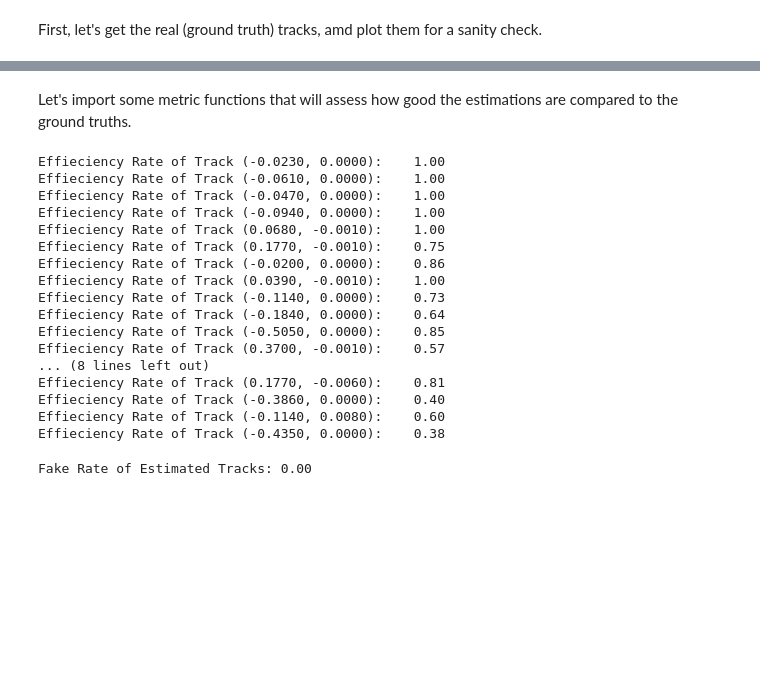
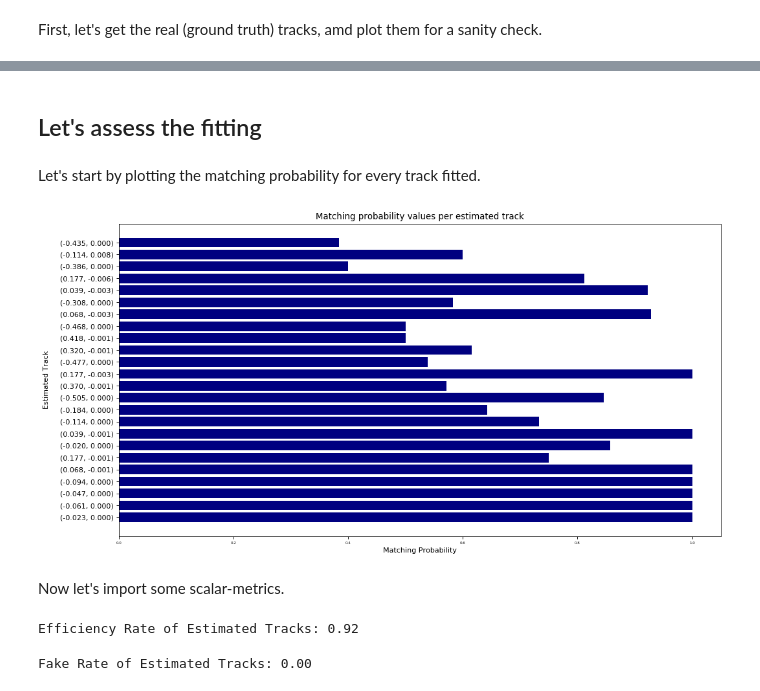
Before and after one commit to asalzburger/sms2021-tra-tra, a Jupyter notebook: src/notebooks/issue3/Hough Transform for Straight Lines.ipynb, the cells around one changed output, grey strips where cells are left out. Drawn from its saved outputs; the diff is of its cells as text; code cells hidden in the pictures; blank space fills up the shorter version.

```diff
--- a/src/notebooks/issue3/Hough Transform for Straight Lines.ipynb
+++ b/src/notebooks/issue3/Hough Transform for Straight Lines.ipynb
@@ -192,11 +195,12 @@ df['weight'] = 1.0
 
 # book-keeping: store which particles form which track in the Hough space
 all_tracks = []
-hit_to_particle = {}
+hit_to_truth_df_row = {}
 
-for pid, r_i, z_i in zip(df['particle_id'], df['r'], df['tz']):
+for row, series in df.iterrows():
+    r_i, z_i = series['r'], series['tz']
     hit = (-r_i, z_i)
-    hit_to_particle[hit] = pid
+    hit_to_truth_df_row[hit] = row
     # a hit becomes a track in the Hough space
     all_tracks.append(hit)
 # %%
@@ -256,8 +260,9 @@ def truncate(f, n):
 # range of search for slope (m) and intercept (b) values: bin size
 m_boundary = 0.75
 b_boundary = 0.009
-m_range = np.arange(-m_boundary, m_boundary, 0.0001)
-b_range = np.arange(-b_boundary, b_boundary, 0.0001)
+bin_size = (0.0001, 0.0001)
+m_range = np.arange(-m_boundary, m_boundary, bin_size[0])
+b_range = np.arange(-b_boundary, b_boundary, bin_size[1])
 
 # accumulator array that will store the scores (votes) of the tracks
 accumulator = np.zeros((m_range.shape[0], b_range.shape[0]))
@@ -397,29 +402,32 @@ plt.legend(loc='best')
-# %% [markdown]
-Let's import some metric functions that will assess how good the estimations are compared to the ground truths.
+# %% [markdown]
+## Let's assess the fitting
+# %% [markdown]
+Let's start by plotting the matching probability for every track fitted.
 # %%
-from metrics import efficiency_rate
+from metrics import matching_probability
 
-for track, hits in est_tracks_to_hits.items():
-    eff_rate = efficiency_rate(hits, hit_to_particle, df)
-    print(f'Effieciency Rate of Track ({track[0]:.4f}, {track[1]:.4f}):\t{eff_rate:.2f}')
+track_to_matching_probability = {}
+for track, hits, in est_tracks_to_hits.items():
+    track_as_str = '({:.3f}, {:.3f})'.format(track[0], track[1])
+    track_to_matching_probability[track_as_str] = matching_probability(hits, hit_to_truth_df_row, df)
-# %% [output]
-Effieciency Rate of Track (-0.0230, 0.0000):    1.00
-Effieciency Rate of Track (-0.0610, 0.0000):    1.00
-Effieciency Rate of Track (-0.0470, 0.0000):    1.00
-Effieciency Rate of Track (-0.0940, 0.0000):    1.00
-Effieciency Rate of Track (0.0680, -0.0010):    1.00
-Effieciency Rate of Track (0.1770, -0.0010):    0.75
-Effieciency Rate of Track (-0.0200, 0.0000):    0.86
-Effieciency Rate of Track (0.0390, -0.0010):    1.00
-Effieciency Rate of Track (-0.1140, 0.0000):    0.73
-Effieciency Rate of Track (-0.1840, 0.0000):    0.64
-Effieciency Rate of Track (-0.5050, 0.0000):    0.85
-Effieciency Rate of Track (0.3700, -0.0010):    0.57
-... (8 lines left out)
-Effieciency Rate of Track (0.1770, -0.0060):    0.81
-Effieciency Rate of Track (-0.3860, 0.0000):    0.40
-Effieciency Rate of Track (-0.1140, 0.0080):    0.60
-Effieciency Rate of Track (-0.4350, 0.0000):    0.38
+# %%
+plt.figure(figsize=(15, 8), dpi=80)
+plt.ylabel('Estimated Track\n')
+plt.xticks(fontsize=5)
+plt.xlabel('Matching Probability')
+plt.barh(list(track_to_matching_probability.keys()), list(track_to_matching_probability.values()), color='navy')
+plt.title('Matching probability values per estimated track')
+plt.show()
+# %% [output]
+[figure, added]
+# %% [markdown]
+Now let's import some scalar-metrics.
+# %%
+from metrics import efficiency_rate
+
+print(f'Efficiency Rate of Estimated Tracks: {efficiency_rate(est_tracks_to_hits.values(), hit_to_truth_df_row, df):.2f}')
+# %% [output]
+Efficiency Rate of Estimated Tracks: 0.92
 # %%
 from metrics import fake_rate
 
```
Also changed, not shown: parts of 26 cells of this notebook, 21 other files.
